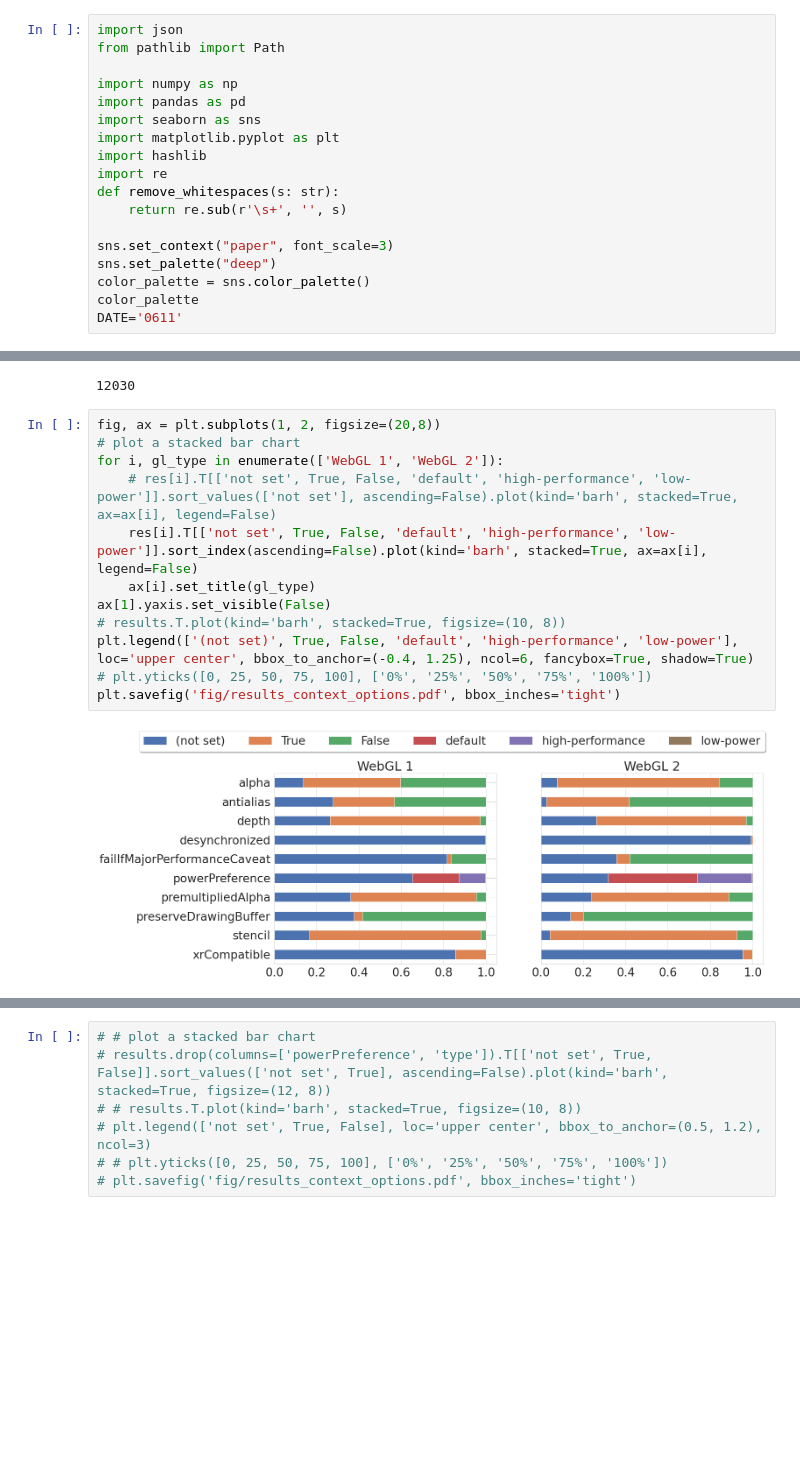
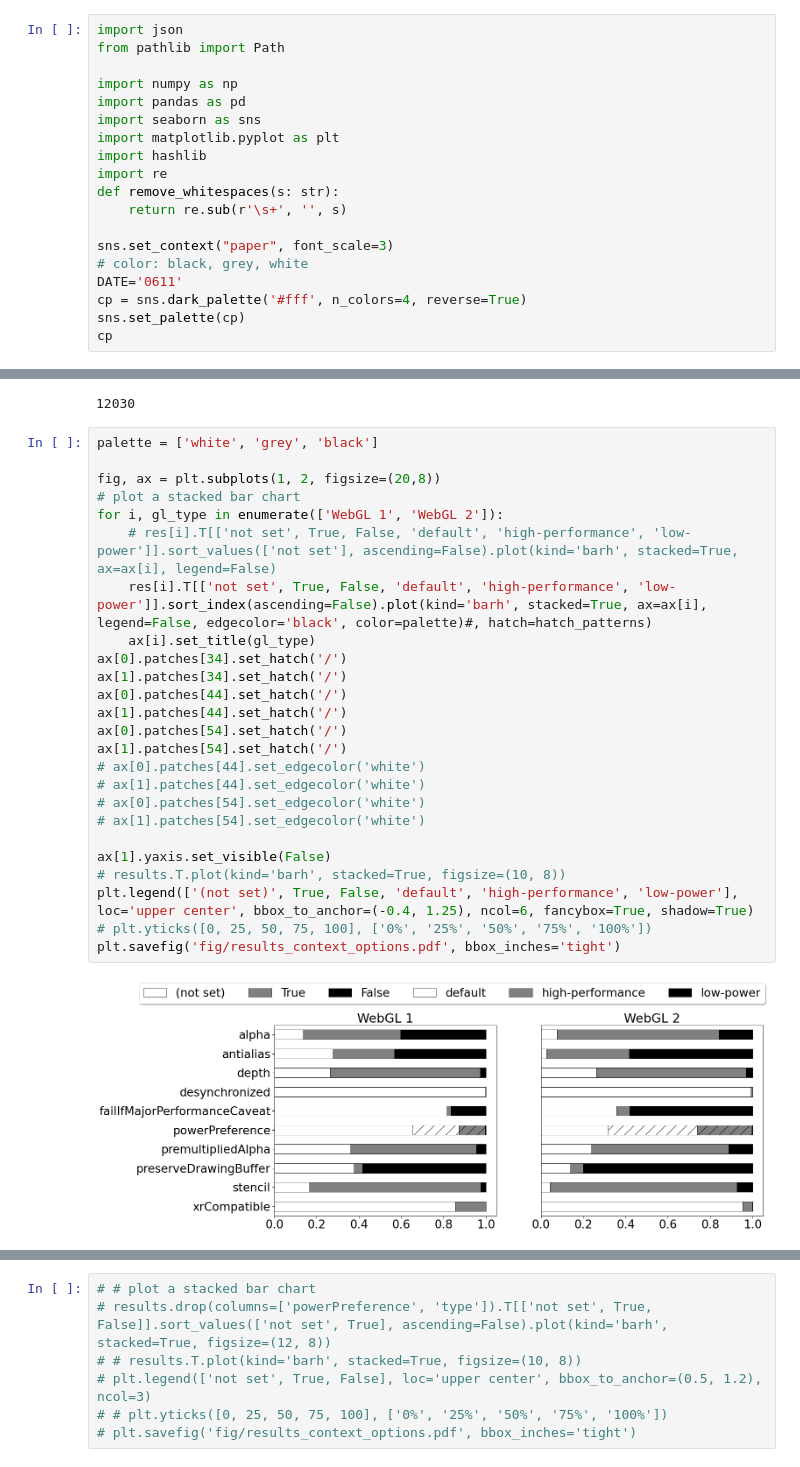
Before and after one commit to yudshj/WebGL-Empirical-Study-new, a Jupyter notebook: 3-4.AnalyzeRaf/raf_analyze.ipynb, the cells around one changed output, grey strips where cells are left out. Drawn from its saved outputs; the diff is of its cells as text; blank space fills up the shorter version.

```diff
--- a/3-4.AnalyzeRaf/raf_analyze.ipynb
+++ b/3-4.AnalyzeRaf/raf_analyze.ipynb
@@ -12,7 +12,8 @@ def remove_whitespaces(s: str):
     return re.sub(r'\s+', '', s)
 
 sns.set_context("paper", font_scale=3)
-sns.set_palette("deep")
-color_palette = sns.color_palette()
-color_palette
+# color: black, grey, white
 DATE='0611'
+cp = sns.dark_palette('#fff', n_colors=4, reverse=True)
+sns.set_palette(cp)
+cp
@@ -693,17 +701,30 @@ total_context
 # %% [output]
 12030
 # %%
+palette = ['white', 'grey', 'black']
+
 fig, ax = plt.subplots(1, 2, figsize=(20,8))
 # plot a stacked bar chart
 for i, gl_type in enumerate(['WebGL 1', 'WebGL 2']):
     # res[i].T[['not set', True, False, 'default', 'high-performance', 'low-power']].sort_values(['not set'], ascending=False).plot(kind='barh', stacked=True, ax=ax[i], legend=False)
-    res[i].T[['not set', True, False, 'default', 'high-performance', 'low-power']].sort_index(ascending=False).plot(kind='barh', stacked=True, ax=ax[i], legend=False)
+    res[i].T[['not set', True, False, 'default', 'high-performance', 'low-power']].sort_index(ascending=False).plot(kind='barh', stacked=True, ax=ax[i], legend=False, edgecolor='black', color=palette)#, hatch=hatch_patterns)
     ax[i].set_title(gl_type)
+ax[0].patches[34].set_hatch('/')
+ax[1].patches[34].set_hatch('/')
+ax[0].patches[44].set_hatch('/')
+ax[1].patches[44].set_hatch('/')
+ax[0].patches[54].set_hatch('/')
+ax[1].patches[54].set_hatch('/')
+# ax[0].patches[44].set_edgecolor('white')
+# ax[1].patches[44].set_edgecolor('white')
+# ax[0].patches[54].set_edgecolor('white')
+# ax[1].patches[54].set_edgecolor('white')
+
 ax[1].yaxis.set_visible(False)
 # results.T.plot(kind='barh', stacked=True, figsize=(10, 8))
 plt.legend(['(not set)', True, False, 'default', 'high-performance', 'low-power'], loc='upper center', bbox_to_anchor=(-0.4, 1.25), ncol=6, fancybox=True, shadow=True)
 # plt.yticks([0, 25, 50, 75, 100], ['0%', '25%', '50%', '75%', '100%'])
 plt.savefig('fig/results_context_options.pdf', bbox_inches='tight')
 # %% [output]
-[figure, old version]
+[figure, new version]
 # %%
```
Also changed, not shown: parts of 32 cells of this notebook.
